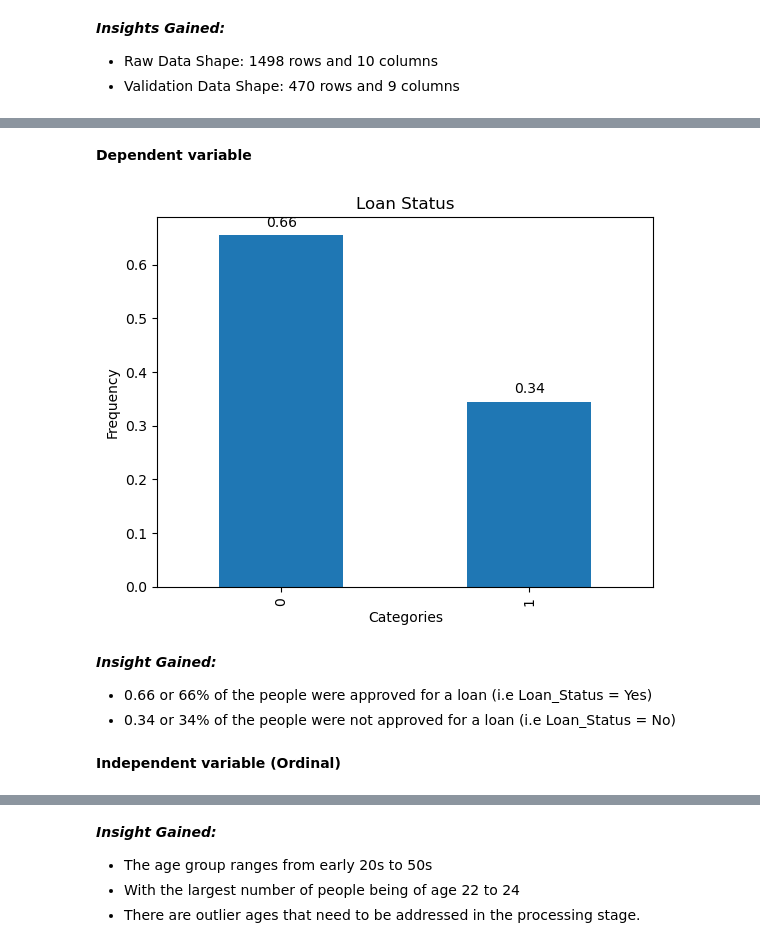
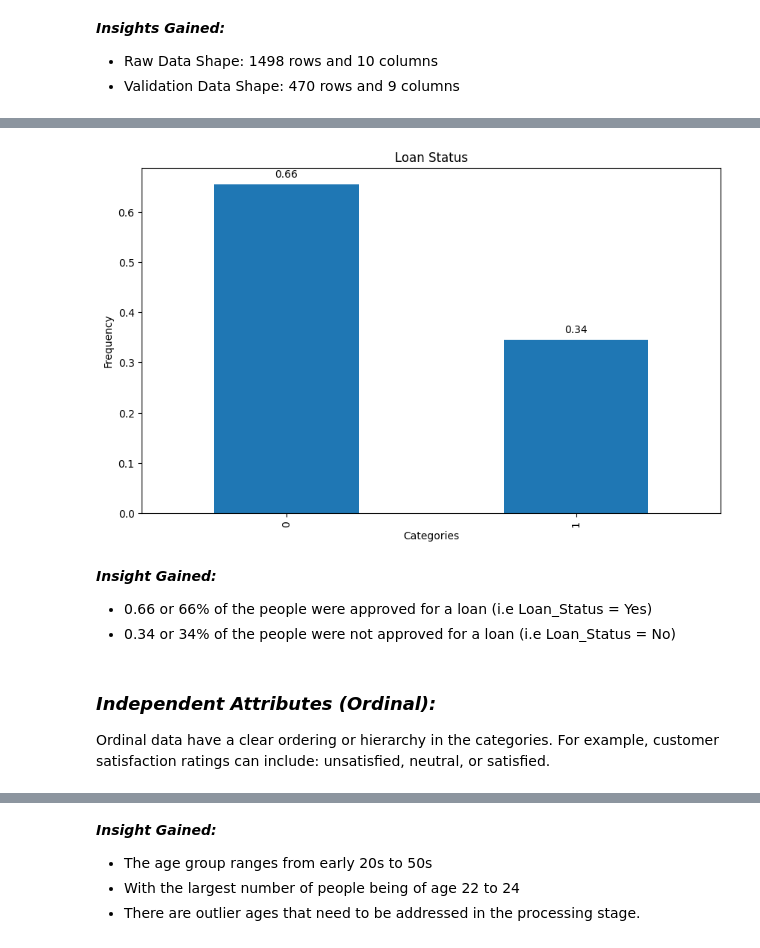
Before and after one commit to Zoe21354/MLG382_GroupF_CYOProject, a Jupyter notebook: Notebooks/Creditworthiness Assessment and Risk Analysis for Loan Default Prediction.ipynb, the cells around one changed output, grey strips where cells are left out. Cells and saved outputs as stored; diff of their text form; code cells hidden in the pictures.

```diff
--- a/Notebooks/Creditworthiness Assessment and Risk Analysis for Loan Default Prediction.ipynb
+++ b/Notebooks/Creditworthiness Assessment and Risk Analysis for Loan Default Prediction.ipynb
@@ -159,18 +156,19 @@ Analyzing univariate data involves examining:
-# %% [markdown]
-__Dependent variable__
 # %%
+#Dependent Variable
+plt.figure(figsize=(10, 6))
 count = raw_data_copy['loan_status'].value_counts(normalize = True)
 chart = count.plot.bar(title = 'Loan Status', xlabel = 'Categories', ylabel = 'Frequency')
 for i, v in enumerate(count):
     chart.text(i, v + 0.01, str(round(v, 2)), ha='center', va='bottom')
 plt.show()
 # %% [output]
-[figure, old version]
+[figure, new version]
 # %% [markdown]
 ***Insight Gained:***
 - 0.66 or 66% of the people were approved for a loan (i.e Loan_Status = Yes)
 - 0.34 or 34% of the people were not approved for a loan (i.e Loan_Status = No)
-# %% [markdown]
-__Independent variable (Ordinal)__
+# %% [markdown]
+### *Independent Attributes (Ordinal):*
+Ordinal data have a clear ordering or hierarchy in the categories. For example, customer satisfaction ratings can include: unsatisfied, neutral, or satisfied.
 # %%
 #person_age
```
Also changed, not shown: parts of 14 cells of this notebook.
